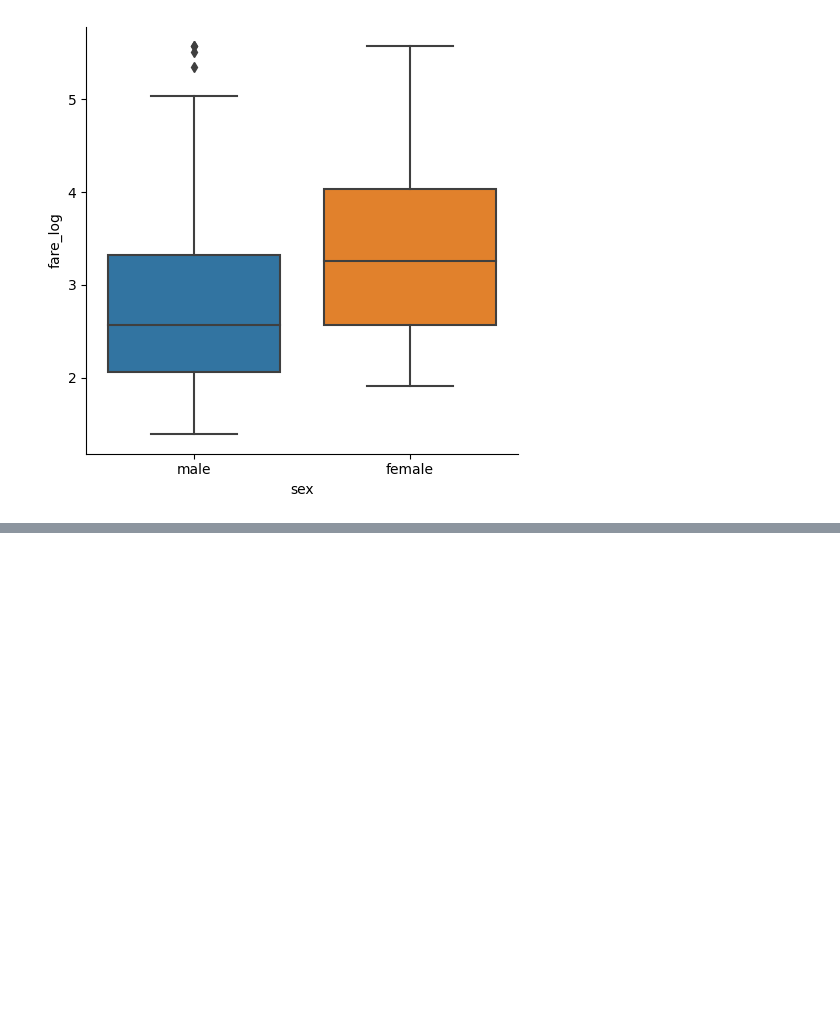
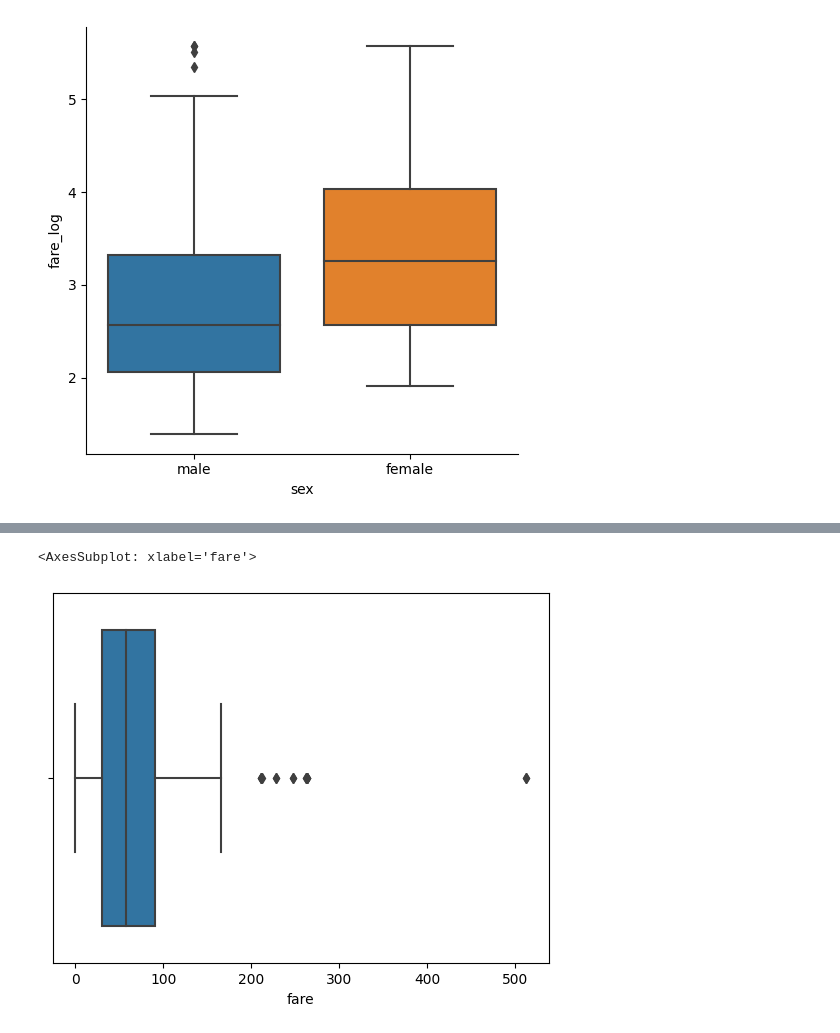
Before and after one commit to ashhad25/python-for-datascience, a Jupyter notebook: python_ka_chilla/pandas/statistic_week.ipynb, the cells around one changed output, grey strips where cells are left out. Saved outputs shown, nothing was run; the diff lists cells and outputs as text; code cells hidden in the pictures; blank space fills up the shorter version.

```diff
--- a/python_ka_chilla/pandas/statistic_week.ipynb
+++ b/python_ka_chilla/pandas/statistic_week.ipynb
@@ -487,0 +586,5 @@ sns.catplot(x='sex', y='fare_log', data=kashti_cleandata, kind='box')
+# %%
+sns.boxplot(x=titanic['fare'])
+# %% [output]
+<AxesSubplot: xlabel='fare'>
+[figure, added]
```
Also changed, not shown: parts of 36 cells of this notebook.
